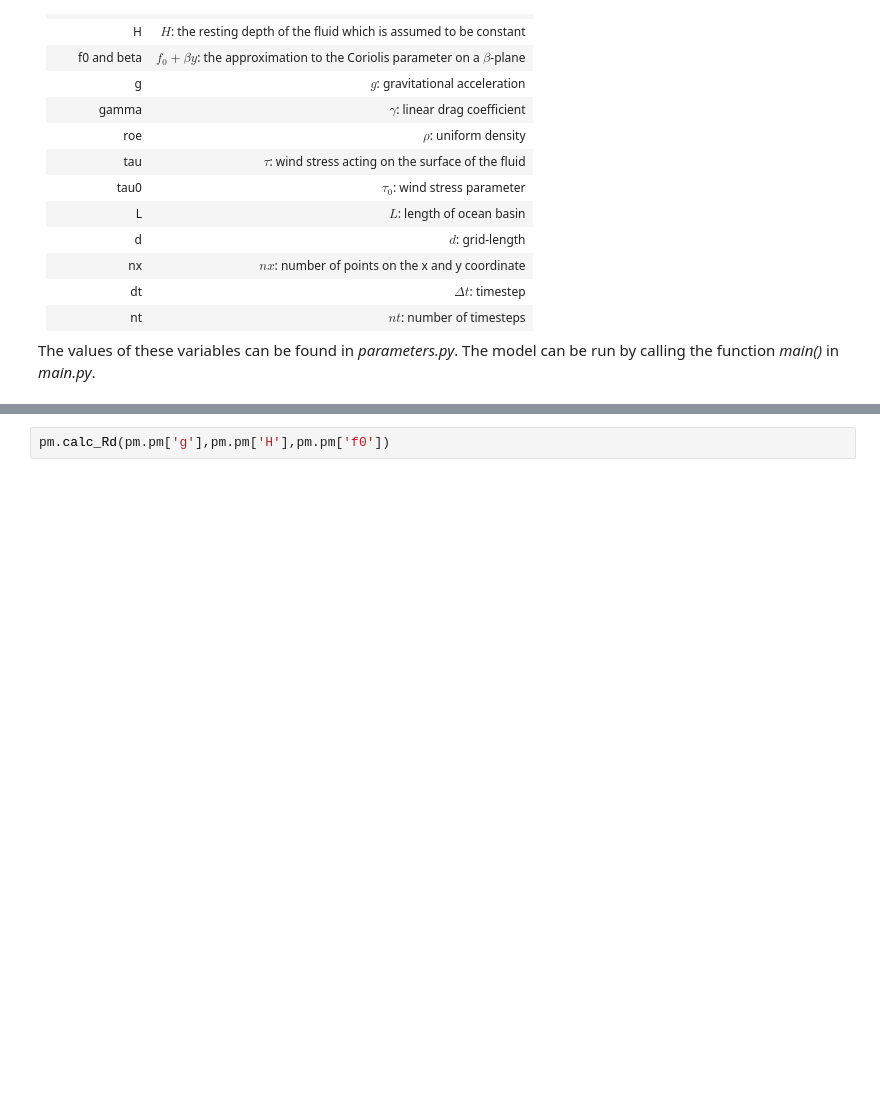
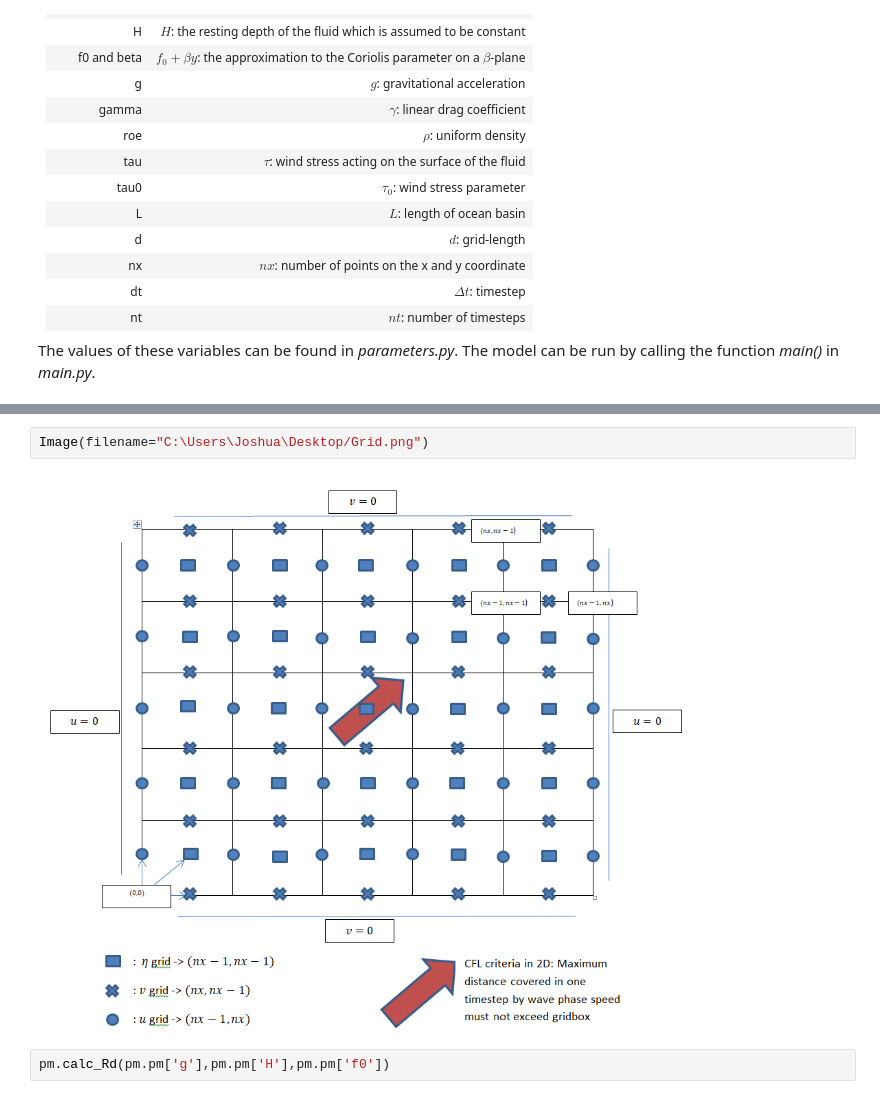
Before and after one commit to joshleeck/MTMW14, a Jupyter notebook: Project 2/Project 2.ipynb, the cells around one changed output, grey strips where cells are left out. Cells and saved outputs as stored; diff of their text form; blank space fills up the shorter version.

```diff
--- a/Project 2/Project 2.ipynb
+++ b/Project 2/Project 2.ipynb
@@ -118,3 +118,7 @@ Finally, given that the fine grid regime is used as described above, the Arakawa
+# %%
+Image(filename="C:\Users\Joshua\Desktop/Grid.png")
+# %% [output]
+[figure, added]
 # %%
 pm.calc_Rd(pm.pm['g'],pm.pm['H'],pm.pm['f0'])
 # %% [output]
```
Also changed, not shown: parts of 24 cells of this notebook, 6 other files.
